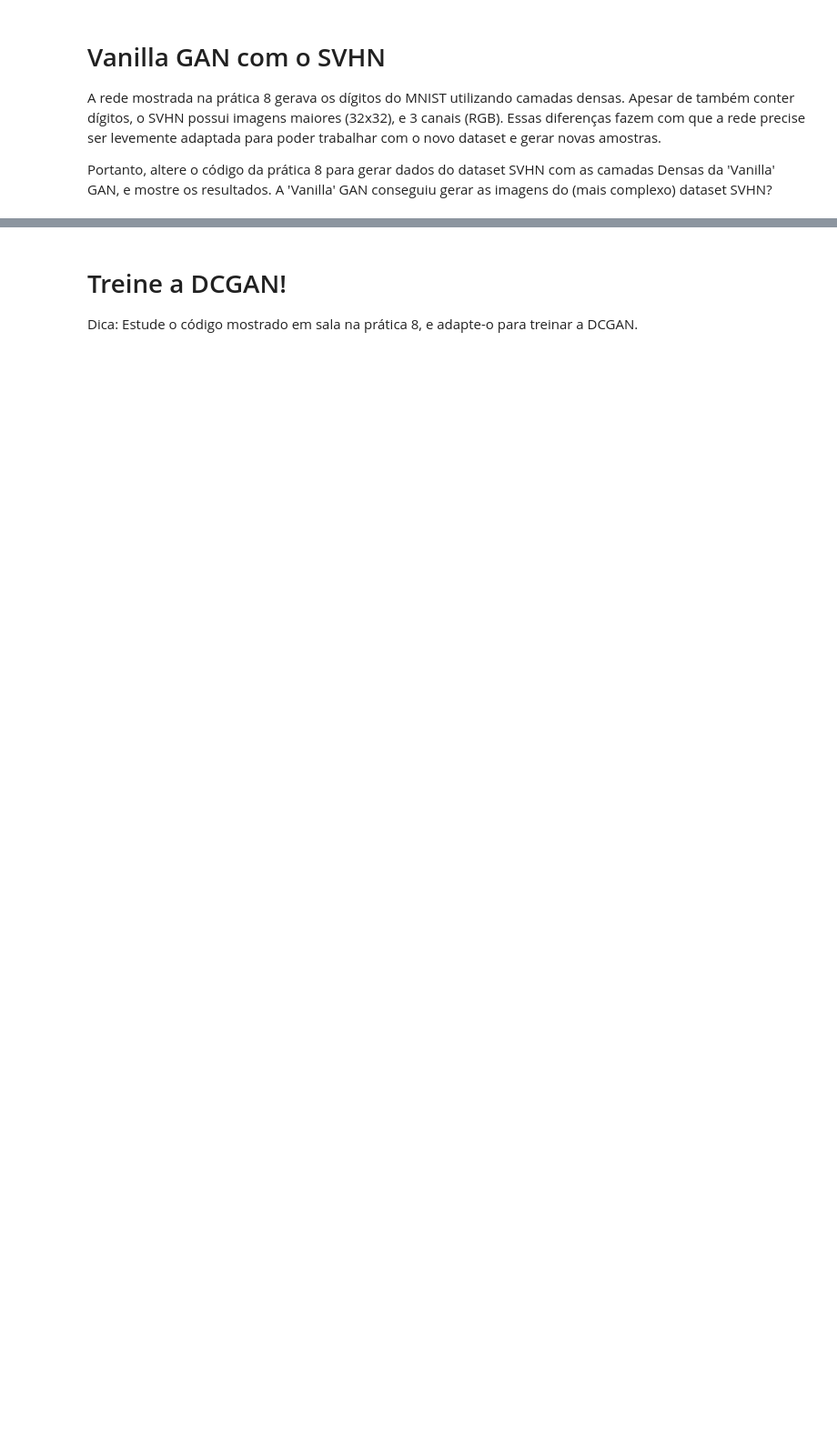
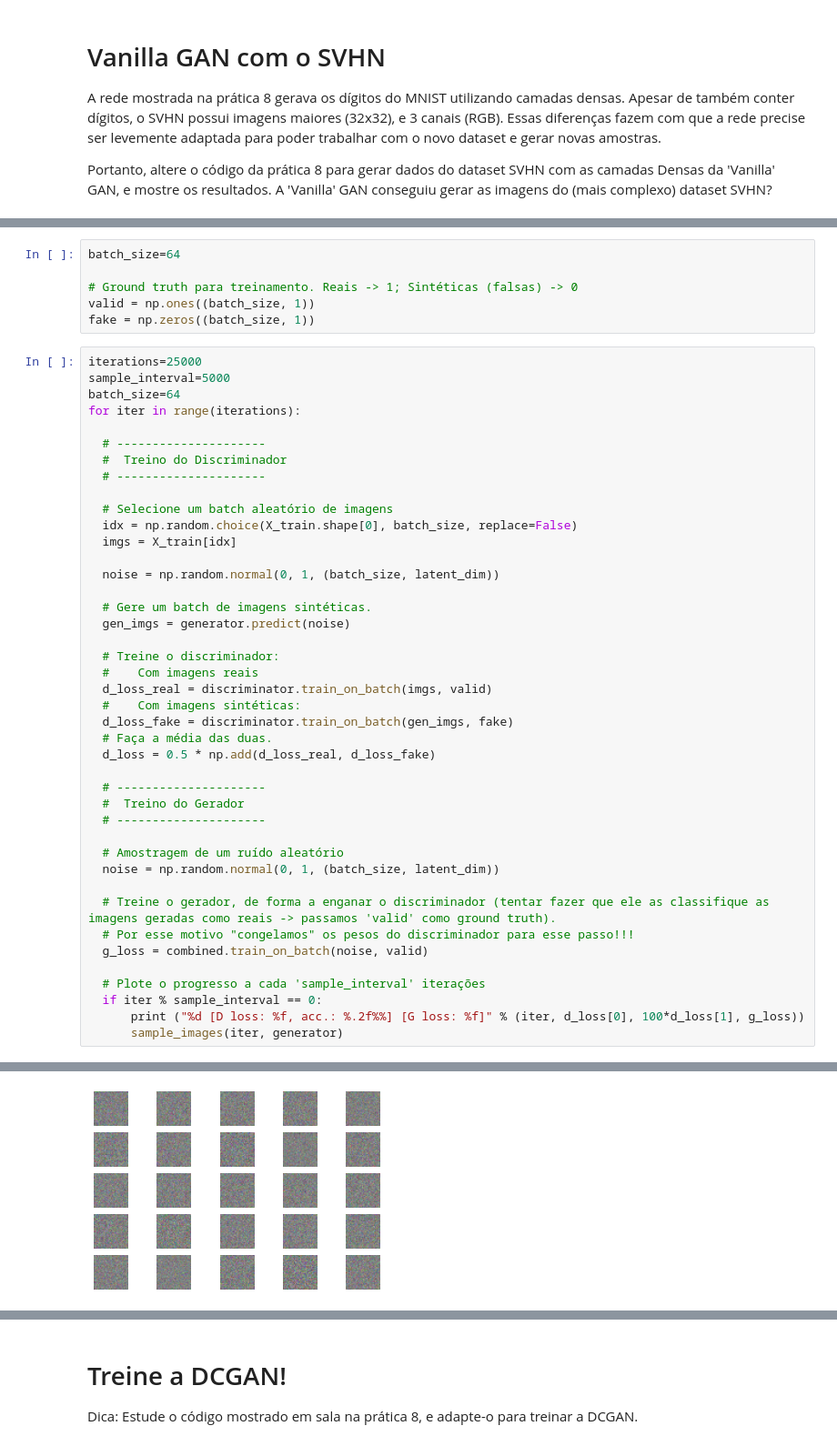
Before and after one commit to esuda/mineiracao_dados_complexos, a Jupyter notebook: Deep Learning/Trabalho3_DCGAN.ipynb, the cells around one changed output, grey strips where cells are left out. Shown: that part at 91% size. Drawn from its saved outputs; the diff is of its cells as text; blank space fills up the shorter version.

```diff
--- a/Deep Learning/Trabalho3_DCGAN.ipynb
+++ b/Deep Learning/Trabalho3_DCGAN.ipynb
@@ -56,0 +164,49 @@ Portanto, altere o código da prática 8 para gerar dados do dataset SVHN com as
+# %%
+batch_size=64
+
+# Ground truth para treinamento. Reais -> 1; Sintéticas (falsas) -> 0
+valid = np.ones((batch_size, 1))
+fake = np.zeros((batch_size, 1))
+# %%
+iterations=25000
+sample_interval=5000
+batch_size=64
+for iter in range(iterations):
+
+  # ---------------------
+  #  Treino do Discriminador
+  # ---------------------
+
+  # Selecione um batch aleatório de imagens
+  idx = np.random.choice(X_train.shape[0], batch_size, replace=False)
+  imgs = X_train[idx]
+
+  noise = np.random.normal(0, 1, (batch_size, latent_dim))
+
+  # Gere um batch de imagens sintéticas.
+  gen_imgs = generator.predict(noise)
+
+  # Treine o discriminador:
+  #    Com imagens reais
+  d_loss_real = discriminator.train_on_batch(imgs, valid)
+  #    Com imagens sintéticas:
+  d_loss_fake = discriminator.train_on_batch(gen_imgs, fake)
+  # Faça a média das duas.
+  d_loss = 0.5 * np.add(d_loss_real, d_loss_fake)
+
+  # ---------------------
+  #  Treino do Gerador
+  # ---------------------
+
+  # Amostragem de um ruído aleatório
+  noise = np.random.normal(0, 1, (batch_size, latent_dim))
+
+  # Treine o gerador, de forma a enganar o discriminador (tentar fazer que ele as classifique as imagens geradas como reais -> passamos 'valid' como ground truth).
+  # Por esse motivo "congelamos" os pesos do discriminador para esse passo!!!
+  g_loss = combined.train_on_batch(noise, valid)
+
+  # Plote o progresso a cada 'sample_interval' iterações
+  if iter % sample_interval == 0:
+      print ("%d [D loss: %f, acc.: %.2f%%] [G loss: %f]" % (iter, d_loss[0], 100*d_loss[1], g_loss))
+      sample_images(iter, generator)
+# %% [output]
@@ -56,0 +214 @@ Portanto, altere o código da prática 8 para gerar dados do dataset SVHN com as
+[figure, added]
```
Also changed, not shown: parts of 12 cells of this notebook, 1 other file.
